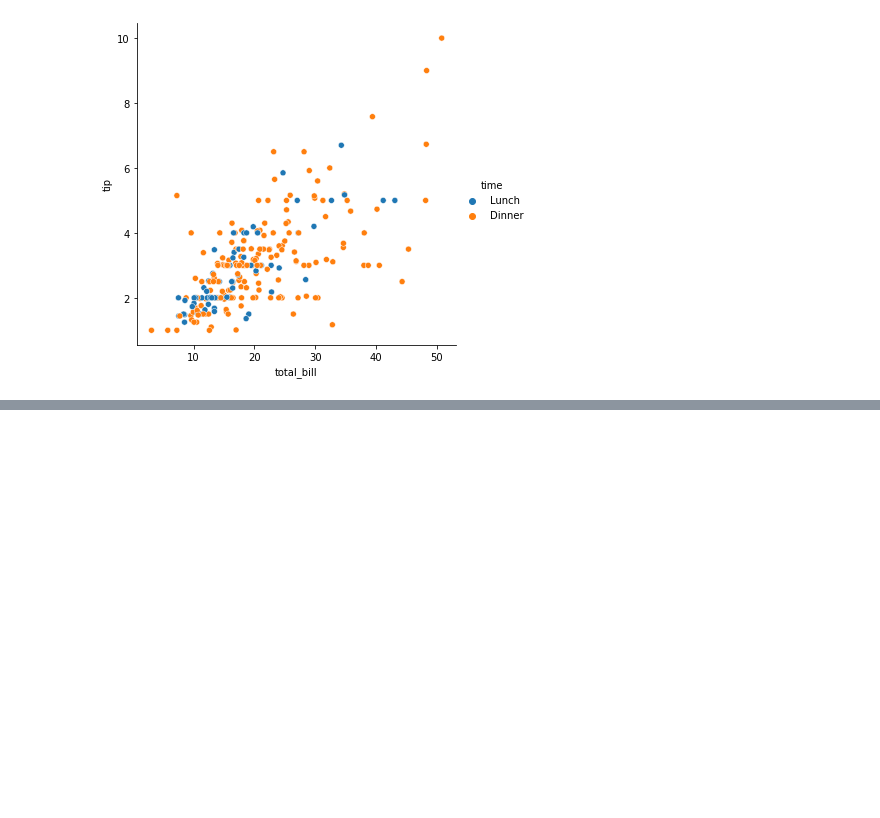
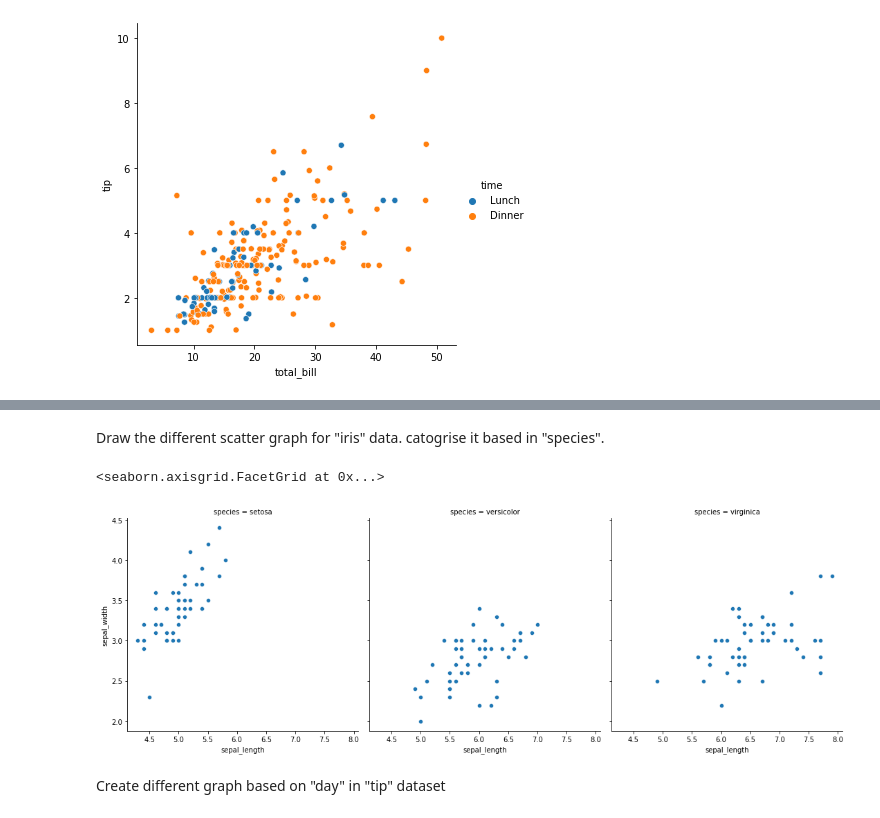
Before and after one commit to Shivanshu04/Datavisualisation, a Jupyter notebook: Graph/graph.ipynb, the cells around one changed output, grey strips where cells are left out. Saved outputs shown, nothing was run; the diff lists cells and outputs as text; code cells hidden in the pictures; blank space fills up the shorter version.

```diff
--- a/Graph/graph.ipynb
+++ b/Graph/graph.ipynb
@@ -474,0 +517,10 @@ sns.relplot(x = 'total_bill', y = 'tip' , data = df1, hue = 'time', style = 'smo
+# %% [markdown]
+Draw the different scatter graph for "iris" data. catogrise it based in "species".
+# %%
+# Since we have three catogry of species i.e setosa, cersicolor and virginica. Hence we got three graphs here.
+sns.relplot(x = 'sepal_length', y = 'sepal_width', data = df, col = 'species' )
+# %% [output]
+<seaborn.axisgrid.FacetGrid at 0x...>
+[figure, added]
+# %% [markdown]
+Create different graph based on "day" in "tip" dataset
```
Also changed, not shown: parts of 29 cells of this notebook.
